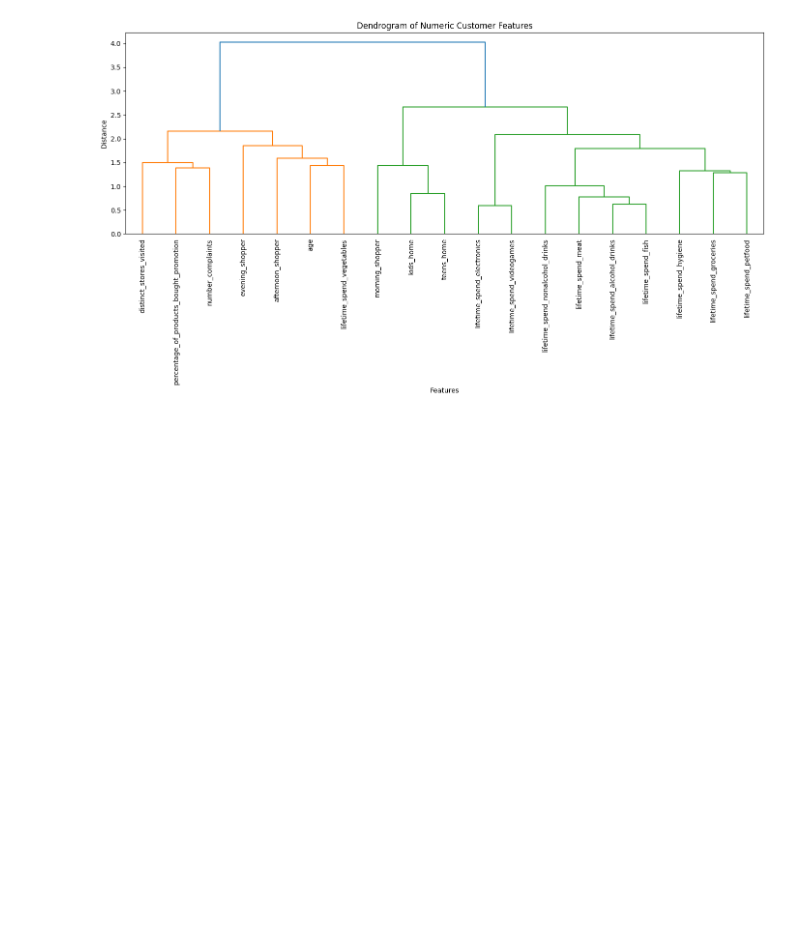
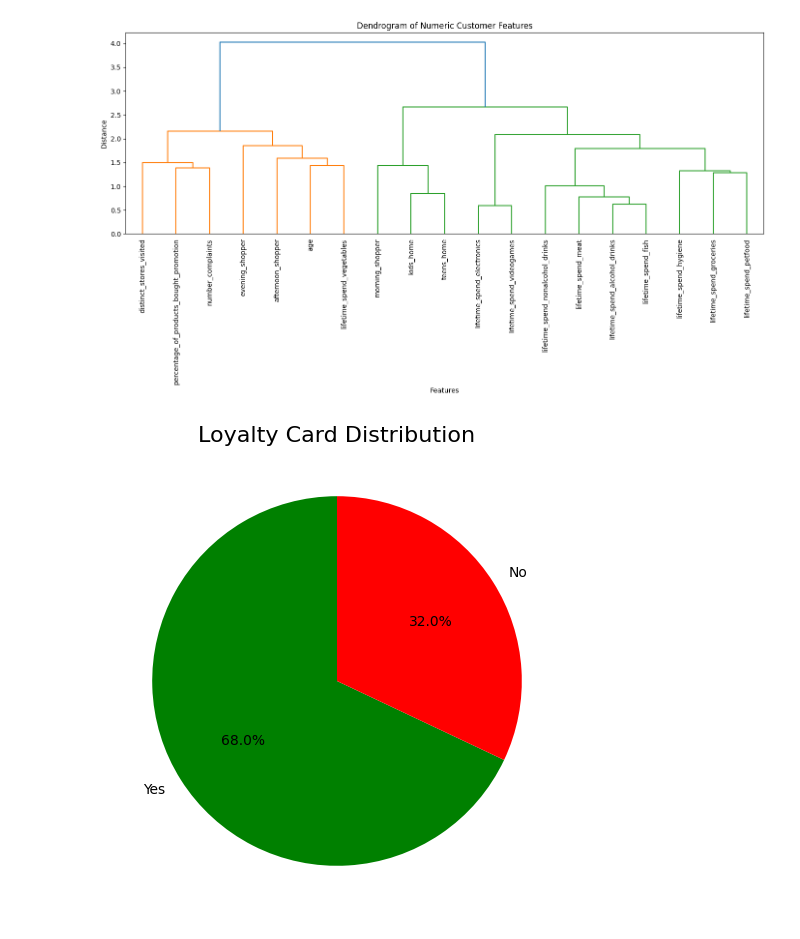
Before and after one commit to Yan-Sidoryk/Unsupervised-Customer-Segmentation, a Jupyter notebook: visualization.ipynb, the cells around one changed output. Saved outputs shown, nothing was run; the diff lists cells and outputs as text; code cells hidden in the pictures; blank space fills up the shorter version.

Commit message:
added loyalty card pie chart

```diff
--- a/visualization.ipynb
+++ b/visualization.ipynb
@@ -361,3 +360,15 @@ plt.tight_layout()
 plt.show()
 # %% [output]
 [figure]
+# %%
+# Calculate the counts for each value of the loyalty card column
+loyalty_counts = info_df['loyalty_card'].map({1: 'Yes', 0: 'No'}).value_counts()
+
+# Plot the pie chart
+plt.figure(figsize=(6, 6))
+loyalty_counts.plot(kind='pie', autopct='%1.1f%%', startangle=90, colors=['green', 'red'])
+plt.title('Loyalty Card Distribution', fontsize=16)
+plt.ylabel('')
+plt.show()
+# %% [output]
+[figure, added]
```
Also changed, not shown: parts of 3 cells of this notebook.
